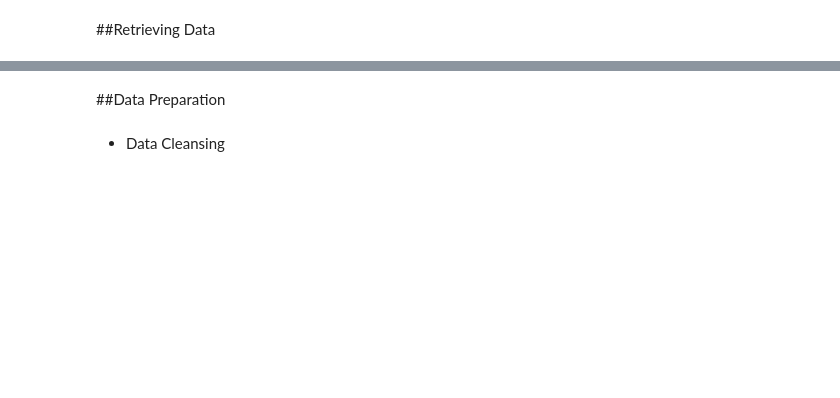
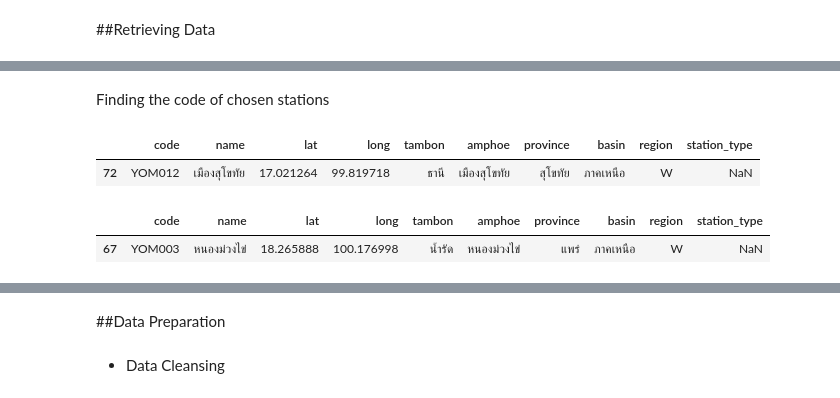
Before and after one commit to punnarat-w/Yomriver_analysis, a Jupyter notebook: ForecastingModel.ipynb, the cells around one changed output, grey strips where cells are left out. Drawn from its saved outputs; the diff is of its cells as text; code cells hidden in the pictures; blank space fills up the shorter version.

```diff
--- a/ForecastingModel.ipynb
+++ b/ForecastingModel.ipynb
@@ -119,0 +46,13 @@ prep_decom.plot()
+# %% [markdown]
+Finding the code of chosen stations
+# %%
+#เปลี่ยนเป็นชื่อสถานีที่จะหา
+description[description['name'] == 'เมืองสุโขทัย']
+# %% [output]
+|  | code | name | lat | long | tambon | amphoe | province | basin | region | station_type |
+| 72 | YOM012 | เมืองสุโขทัย | 17.021264 | 99.819718 | ธานี | เมืองสุโขทัย | สุโขทัย | ภาคเหนือ | W | NaN |
+# %%
+description[description['name'] == 'หนองม่วงไข่']
+# %% [output]
+|  | code | name | lat | long | tambon | amphoe | province | basin | region | station_type |
+| 67 | YOM003 | หนองม่วงไข่ | 18.265888 | 100.176998 | น้ำรัด | หนองม่วงไข่ | แพร่ | ภาคเหนือ | W | NaN |
```
Also changed, not shown: parts of 51 cells of this notebook.
